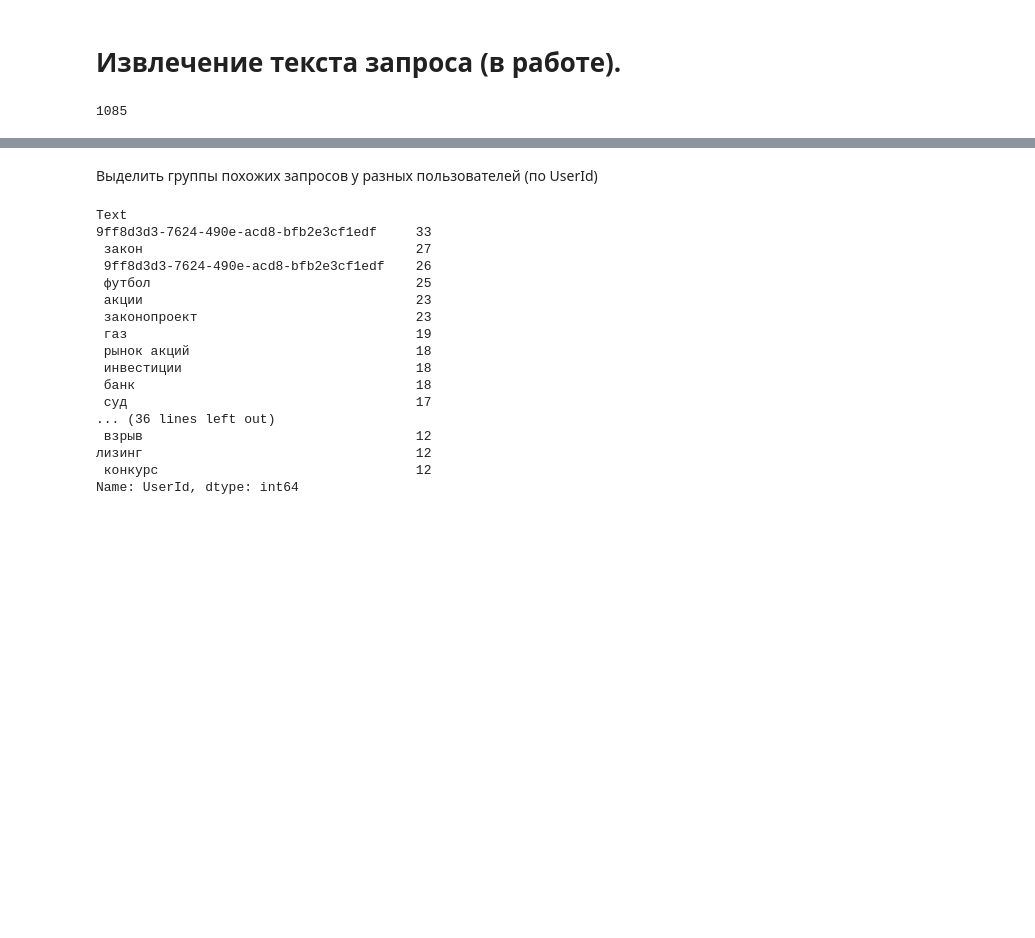
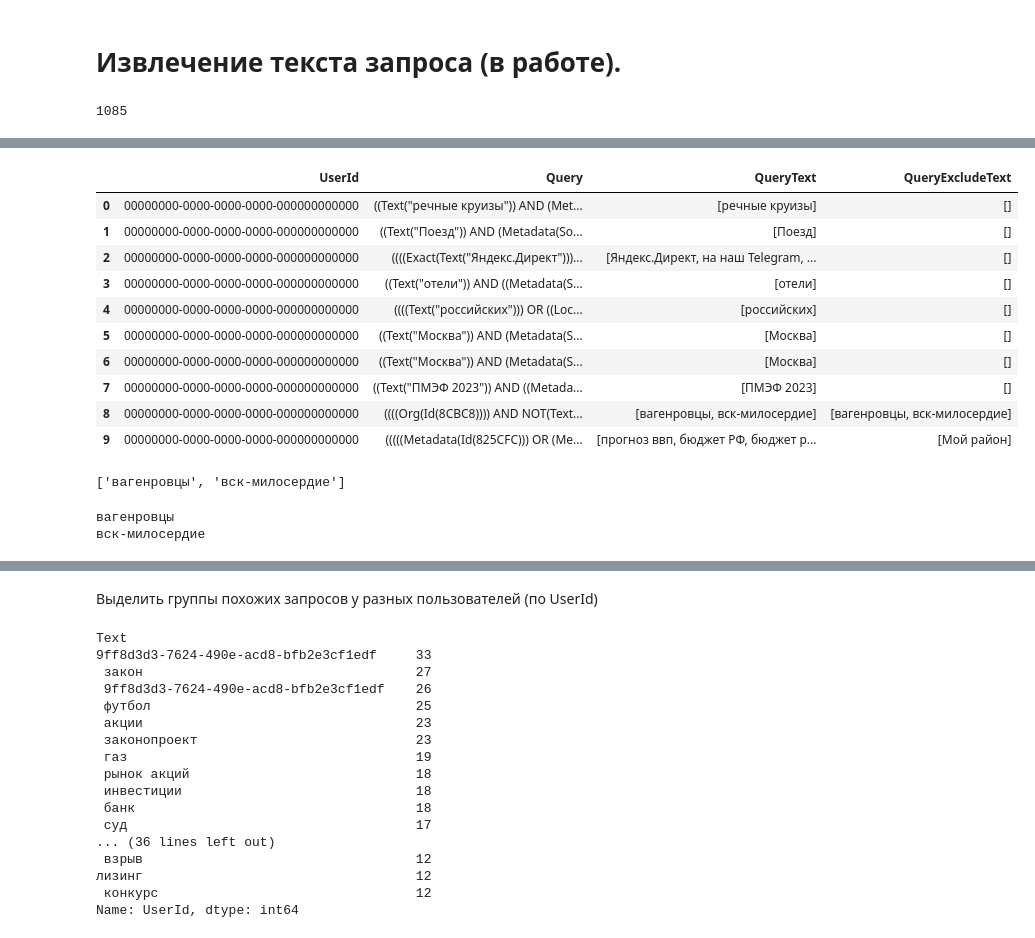
Before and after one commit to dladzina/SCAN_project, a Jupyter notebook: SCAN_открытие_файла.ipynb, the cells around one changed output, grey strips where cells are left out. Saved outputs shown, nothing was run; the diff lists cells and outputs as text; code cells hidden in the pictures; blank space fills up the shorter version.

Commit message:
Добавлено текст из строки запроса

```diff
--- a/SCAN_открытие_файла.ipynb
+++ b/SCAN_открытие_файла.ipynb
@@ -138,3 +140,13 @@ df = data.copy()
 df.UserId.nunique()
 # %% [output]
 1085
+# %%
+def extract_strings(sql_query):
+    pattern = r'Text\("(.*?)"\)'  # Регулярное выражение для поиска строк в формате Text("слово")
+    matches = re.findall(pattern, sql_query)
+    return matches
+# %%
+def extract_not_strings(sql_query):
+    pattern = r'NOT\(Text\("(.*?)"\)'  # Регулярное выражение для поиска строк в формате Text("слово")
+    matches = re.findall(pattern, sql_query)
+    return matches
@@ -141,3 +171,33 @@ df.UserId.nunique()
+# %%
+df['QueryText'] = df['Query'].apply(lambda query: extract_strings(query))
+# %%
+df['QueryExcludeText'] = df['Query'].apply(lambda query: extract_not_strings(query))
+# %%
+df.head(10)
+# %% [output]
+|  | UserId | Query | QueryText | QueryExcludeText |
+| 0 | 00000000-0000-0000-0000-000000000000 | ((Text("речные круизы")) AND (Met... | [речные круизы] | [] |
+| 1 | 00000000-0000-0000-0000-000000000000 | ((Text("Поезд")) AND (Metadata(So... | [Поезд] | [] |
+| 2 | 00000000-0000-0000-0000-000000000000 | ((((Exact(Text("Яндекс.Директ")))... | [Яндекс.Директ, на наш Telegram, ... | [] |
+| 3 | 00000000-0000-0000-0000-000000000000 | ((Text("отели")) AND ((Metadata(S... | [отели] | [] |
+| 4 | 00000000-0000-0000-0000-000000000000 | ((((Text("российских"))) OR ((Loc... | [российских] | [] |
+| 5 | 00000000-0000-0000-0000-000000000000 | ((Text("Москва")) AND (Metadata(S... | [Москва] | [] |
+| 6 | 00000000-0000-0000-0000-000000000000 | ((Text("Москва")) AND (Metadata(S... | [Москва] | [] |
+| 7 | 00000000-0000-0000-0000-000000000000 | ((Text("ПМЭФ 2023")) AND ((Metada... | [ПМЭФ 2023] | [] |
+| 8 | 00000000-0000-0000-0000-000000000000 | ((((Org(Id(8CBC8)))) AND NOT(Text... | [вагенровцы, вск-милосердие] | [вагенровцы, вск-милосердие] |
+| 9 | 00000000-0000-0000-0000-000000000000 | (((((Metadata(Id(825CFC))) OR (Me... | [прогноз ввп, бюджет РФ, бюджет р... | [Мой район] |
+# %%
+for el in list(df[8:9].QueryExcludeText):
+    print(el)
+#     list(df[9:10].QueryText).remove (el)
+# %% [output]
+['вагенровцы', 'вск-милосердие']
+# %%
+for el in list(['вагенровцы', 'вск-милосердие']):
+    print(el)
+# %% [output]
+вагенровцы
+вск-милосердие
 # %%
 # удаляем скобки и заменяем пробелами
 df['Query'] = df['Query'].apply(lambda query: query.replace('(', ' '))
```
Also changed, not shown: parts of 7 cells of this notebook.
